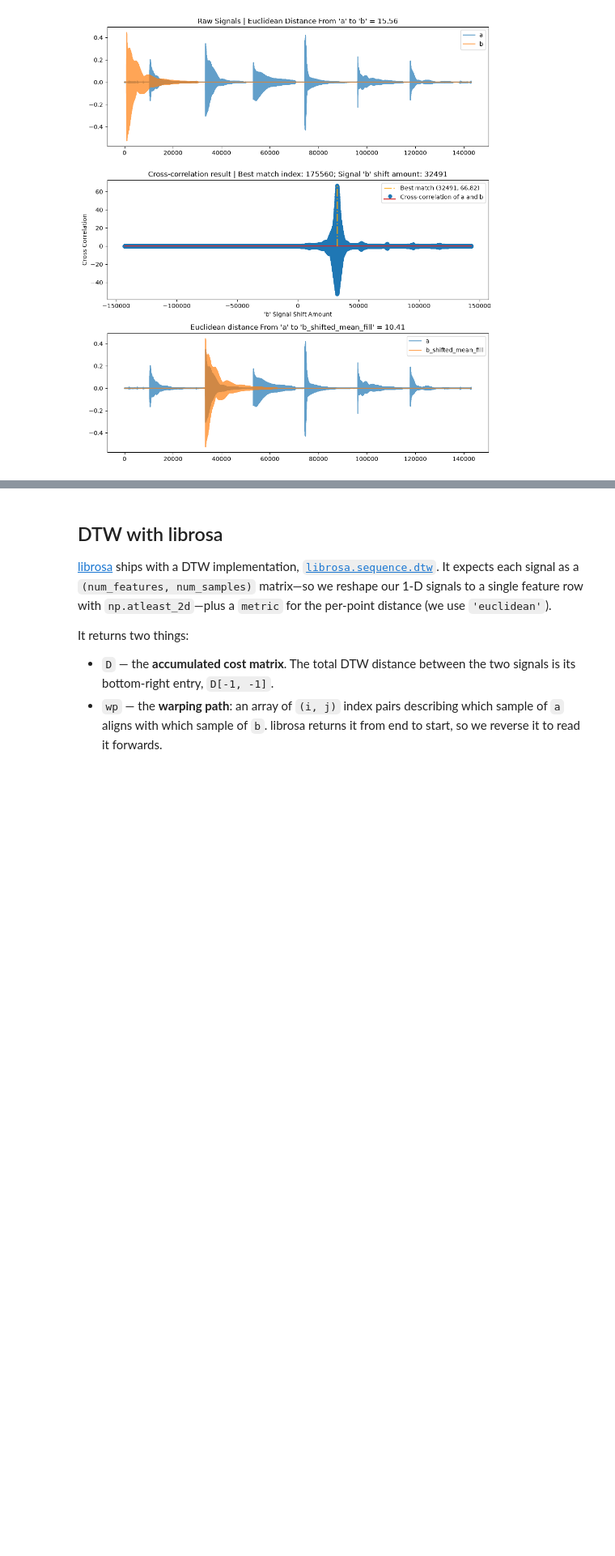
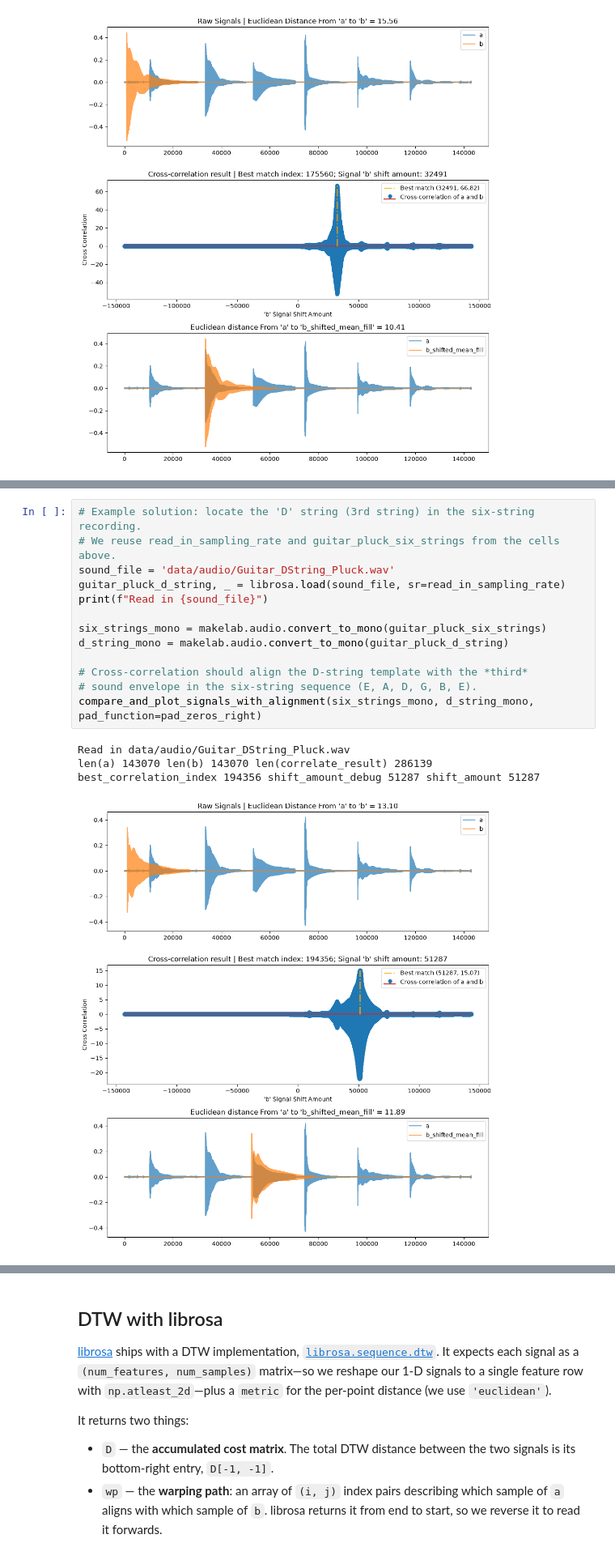
Before and after one commit to makeabilitylab/signals, a Jupyter notebook: Tutorials/Signals - Comparing Signals.ipynb, the cells around one changed output, grey strips where cells are left out. Shown at 81% size. Drawn from its saved outputs; the diff is of its cells as text; blank space fills up the shorter version.

```diff
--- a/Tutorials/Signals - Comparing Signals.ipynb
+++ b/Tutorials/Signals - Comparing Signals.ipynb
@@ -559,3 +564,21 @@ best_correlation_index 175560 shift_amount_debug 32491 shift_amount 32491
+# %%
+# Example solution: locate the 'D' string (3rd string) in the six-string recording.
+# We reuse read_in_sampling_rate and guitar_pluck_six_strings from the cells above.
+sound_file = 'data/audio/Guitar_DString_Pluck.wav'
+guitar_pluck_d_string, _ = librosa.load(sound_file, sr=read_in_sampling_rate)
+print(f"Read in {sound_file}")
+
+six_strings_mono = makelab.audio.convert_to_mono(guitar_pluck_six_strings)
+d_string_mono = makelab.audio.convert_to_mono(guitar_pluck_d_string)
+
+# Cross-correlation should align the D-string template with the *third*
+# sound envelope in the six-string sequence (E, A, D, G, B, E).
+compare_and_plot_signals_with_alignment(six_strings_mono, d_string_mono, pad_function=pad_zeros_right)
+# %% [output]
+Read in data/audio/Guitar_DString_Pluck.wav
+len(a) 143070 len(b) 143070 len(correlate_result) 286139
+best_correlation_index 194356 shift_amount_debug 51287 shift_amount 51287
+[figure, added]
 # %% [markdown]
 # Dynamic Time Warping
 
```
Also changed, not shown: parts of 4 cells of this notebook, 4 other files.
